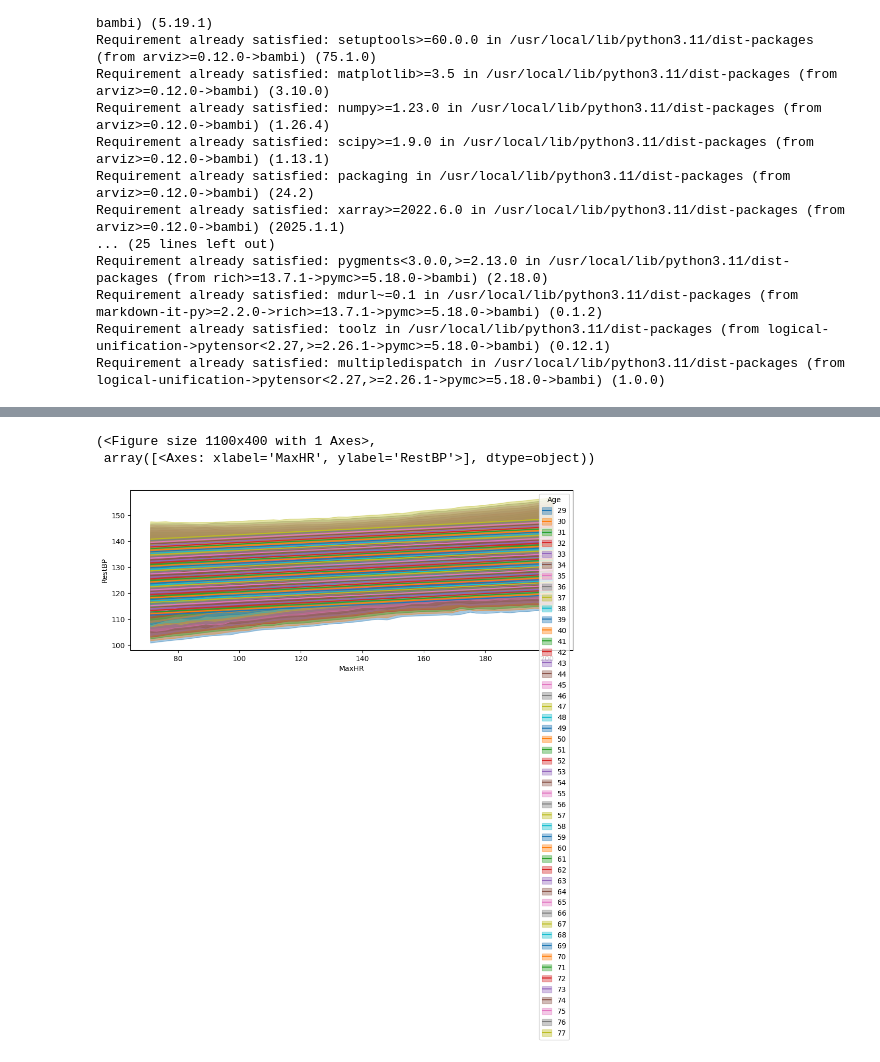
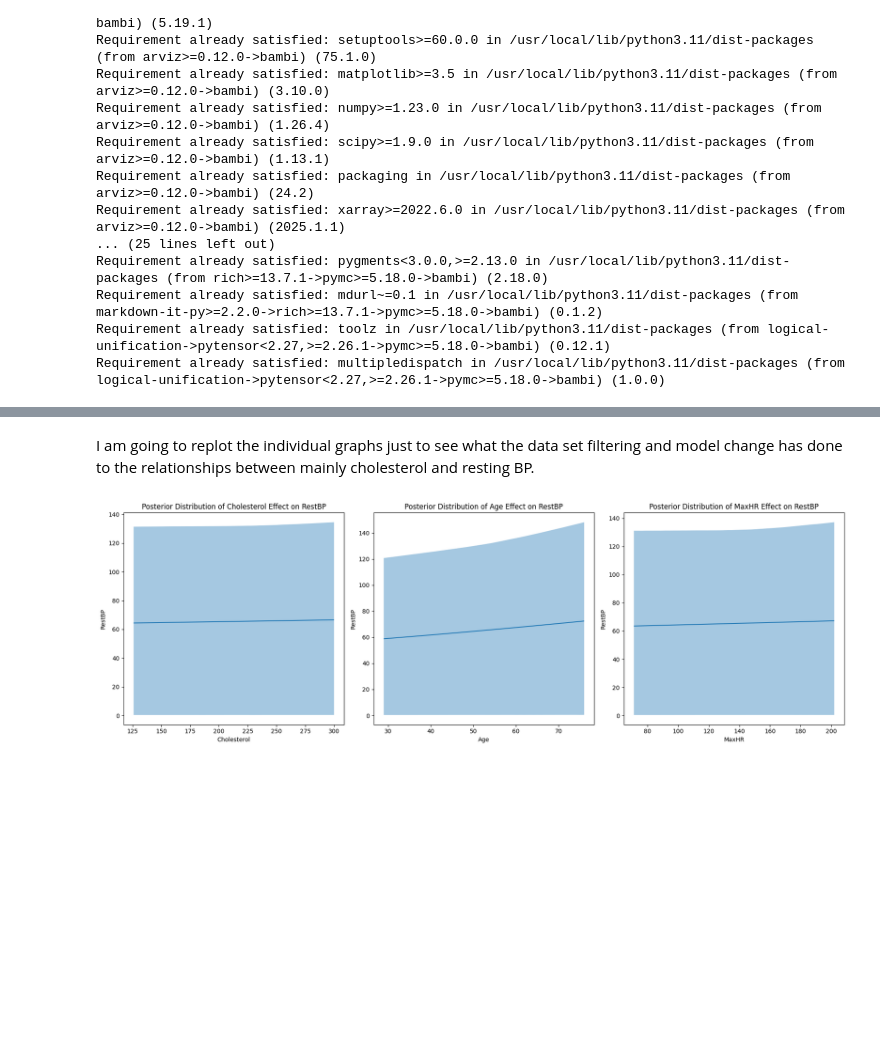
Before and after one commit to rheazh/Data-Analysis, a Jupyter notebook: Unit6_Project.ipynb, the cells around one changed output, grey strips where cells are left out. Saved outputs shown, nothing was run; the diff lists cells and outputs as text; code cells hidden in the pictures; blank space fills up the shorter version.

```diff
--- a/Unit6_Project.ipynb
+++ b/Unit6_Project.ipynb
@@ -285,7 +553,9 @@ bmb.interpret.plot_predictions(model_heart_bmb, idata_heart_bmb, ["MaxHR", "Chol
 # %%
-model_heart_df = bmb.Model("`RestBP` ~ `MaxHR` + `Age`", data=heart_df)
-#fit the model
-idata_heart = model_heart_df.fit(idata_kwargs={'log_likelihood': True})
+# Define the model with Bambi
+model2 = bmb.Model("RestBP ~ Cholesterol + Age + MaxHR", data=heart_df_filtered, family="gaussian", link="log")
+
+# Fit the model
+idata2 = model.fit(idata_kwargs={'log_likelihood': True})
 # %% [output]
 [interactive output not drawn]
 [interactive output not drawn]
@@ -294,8 +566,40 @@ idata_heart = model_heart_df.fit(idata_kwargs={'log_likelihood': True})
-# %%
-bmb.interpret.plot_predictions(model_heart_df,
-                               idata_heart,
-                                ["MaxHR", "Age"], fig_kwargs={"figsize":(11, 4)})
-# %% [output]
-(<Figure size 1100x400 with 1 Axes>,
- array([<Axes: xlabel='MaxHR', ylabel='RestBP'>], dtype=object))
-[figure, removed]
+# %% [markdown]
+I am going to replot the individual graphs just to see what the data set filtering and model change has done to the relationships between mainly cholesterol and resting BP.
+# %%
+import matplotlib.pyplot as plt
+
+# Plot the posterior distributions for each predictor
+fig, axs = plt.subplots(1, 3, figsize=(18, 6))
+
+# Plot for Cholesterol
+bmb.interpret.plot_predictions(
+    model2,
+    idata2,
+    ["Cholesterol"],  # Visualize the effect of Cholesterol
+    ax=axs[0]
+)
+axs[0].set_title("Posterior Distribution of Cholesterol Effect on RestBP")
+
+# Plot for Age
+bmb.interpret.plot_predictions(
+    model2,
+    idata2,
+    ["Age"],  # Visualize the effect of Age
+    ax=axs[1]
+)
+axs[1].set_title("Posterior Distribution of Age Effect on RestBP")
+
+# Plot for MaxHR
+bmb.interpret.plot_predictions(
+    model2,
+    idata2,
+    ["MaxHR"],  # Visualize the effect of MaxHR
+    ax=axs[2]
+)
+axs[2].set_title("Posterior Distribution of MaxHR Effect on RestBP")
+
+# Adjust layout
+plt.tight_layout()
+plt.show()
+# %% [output]
+[figure, added]
```
Also changed, not shown: parts of 45 cells of this notebook.
